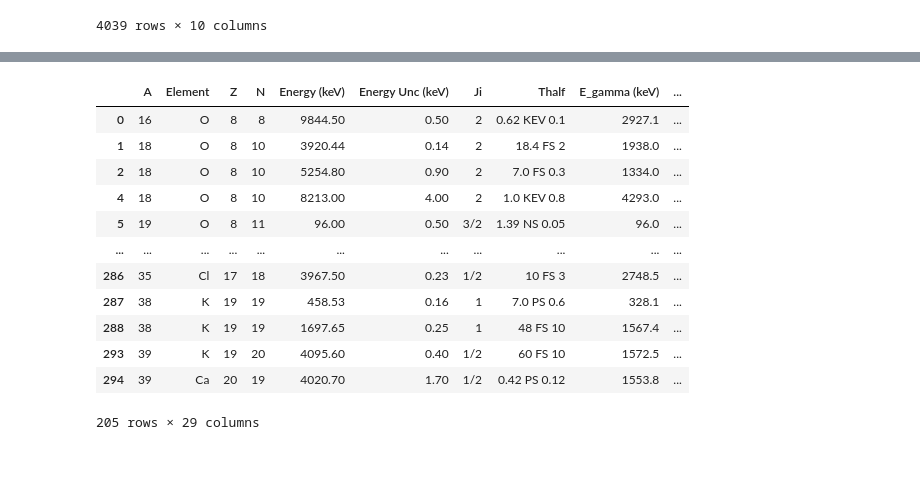
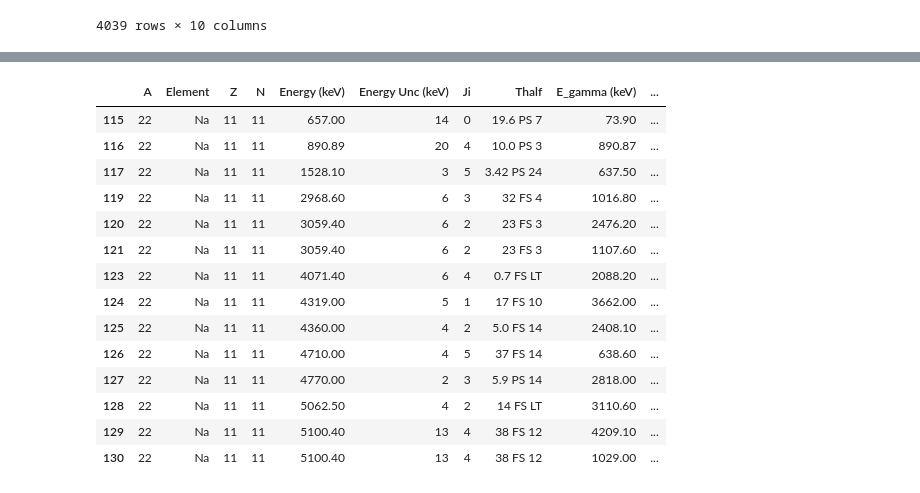
Before and after one commit to jmrfox/shmuq_data, a Jupyter notebook: clean_M1_transitions.ipynb, the cells around one changed output, grey strips where cells are left out. Saved outputs shown, nothing was run; the diff lists cells and outputs as text; code cells hidden in the pictures; blank space fills up the shorter version.

```diff
--- a/clean_M1_transitions.ipynb
+++ b/clean_M1_transitions.ipynb
@@ -1,5 +1,7 @@
 # %%
 import pandas as pd
+pd.set_option('display.max_rows', 500)
+pd.set_option('display.max_columns', 500)
 import numpy as np
 from scipy.special import factorial2
 
@@ -93,6 +93,6 @@ The history saving thread hit an unexpected error (OperationalError('disk I/O er
 # %%
 # df = pd.read_csv('sd_E2_data.csv',sep=r'\s*,\s*',header=0, encoding='ascii', engine='python')
-df = pd.read_csv('M1_processed.csv')
+df = pd.read_csv('M1_ensdf.csv')
 df = df.rename(columns=lambda x: x.strip())
 # %%
 df
@@ -605,19 +613,21 @@ df[df['Include']==False]
 # %%
-df[df['Include']==True]
+df[(df['Include']==True) & (df['Nucleus']=='22Na')]
 # %% [output]
 |  | A | Element | Z | N | Energy (keV) | Energy Unc (keV) | Ji | Thalf | E_gamma (keV) | ... |
-| 0 | 16 | O | 8 | 8 | 9844.50 | 0.50 | 2 | 0.62 KEV 0.1 | 2927.1 | ... |
-| 1 | 18 | O | 8 | 10 | 3920.44 | 0.14 | 2 | 18.4 FS 2 | 1938.0 | ... |
-| 2 | 18 | O | 8 | 10 | 5254.80 | 0.90 | 2 | 7.0 FS 0.3 | 1334.0 | ... |
-| 4 | 18 | O | 8 | 10 | 8213.00 | 4.00 | 2 | 1.0 KEV 0.8 | 4293.0 | ... |
-| 5 | 19 | O | 8 | 11 | 96.00 | 0.50 | 3/2 | 1.39 NS 0.05 | 96.0 | ... |
-| ... | ... | ... | ... | ... | ... | ... | ... | ... | ... | ... |
-| 286 | 35 | Cl | 17 | 18 | 3967.50 | 0.23 | 1/2 | 10 FS 3 | 2748.5 | ... |
-| 287 | 38 | K | 19 | 19 | 458.53 | 0.16 | 1 | 7.0 PS 0.6 | 328.1 | ... |
-| 288 | 38 | K | 19 | 19 | 1697.65 | 0.25 | 1 | 48 FS 10 | 1567.4 | ... |
-| 293 | 39 | K | 19 | 20 | 4095.60 | 0.40 | 1/2 | 60 FS 10 | 1572.5 | ... |
-| 294 | 39 | Ca | 20 | 19 | 4020.70 | 1.70 | 1/2 | 0.42 PS 0.12 | 1553.8 | ... |
+| 115 | 22 | Na | 11 | 11 | 657.00 | 14 | 0 | 19.6 PS 7 | 73.90 | ... |
+| 116 | 22 | Na | 11 | 11 | 890.89 | 20 | 4 | 10.0 PS 3 | 890.87 | ... |
+| 117 | 22 | Na | 11 | 11 | 1528.10 | 3 | 5 | 3.42 PS 24 | 637.50 | ... |
+| 119 | 22 | Na | 11 | 11 | 2968.60 | 6 | 3 | 32 FS 4 | 1016.80 | ... |
+| 120 | 22 | Na | 11 | 11 | 3059.40 | 6 | 2 | 23 FS 3 | 2476.20 | ... |
+| 121 | 22 | Na | 11 | 11 | 3059.40 | 6 | 2 | 23 FS 3 | 1107.60 | ... |
+| 123 | 22 | Na | 11 | 11 | 4071.40 | 6 | 4 | 0.7 FS LT | 2088.20 | ... |
+| 124 | 22 | Na | 11 | 11 | 4319.00 | 5 | 1 | 17 FS 10 | 3662.00 | ... |
+| 125 | 22 | Na | 11 | 11 | 4360.00 | 4 | 2 | 5.0 FS 14 | 2408.10 | ... |
+| 126 | 22 | Na | 11 | 11 | 4710.00 | 4 | 5 | 37 FS 14 | 638.60 | ... |
+| 127 | 22 | Na | 11 | 11 | 4770.00 | 2 | 3 | 5.9 PS 14 | 2818.00 | ... |
+| 128 | 22 | Na | 11 | 11 | 5062.50 | 4 | 2 | 14 FS LT | 3110.60 | ... |
+| 129 | 22 | Na | 11 | 11 | 5100.40 | 13 | 4 | 38 FS 12 | 4209.10 | ... |
+| 130 | 22 | Na | 11 | 11 | 5100.40 | 13 | 4 | 38 FS 12 | 1029.00 | ... |
-205 rows × 29 columns
 # %%
 df_output = df[df['Include']==True]
 # %%
```
Also changed, not shown: parts of 7 cells of this notebook, 5 other files.
